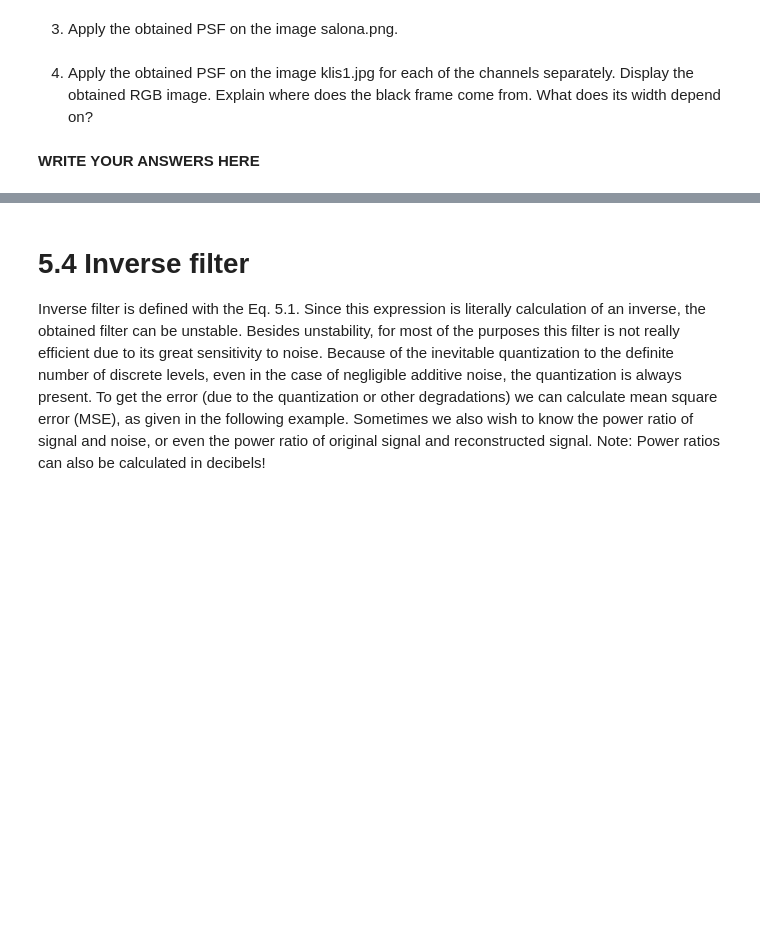
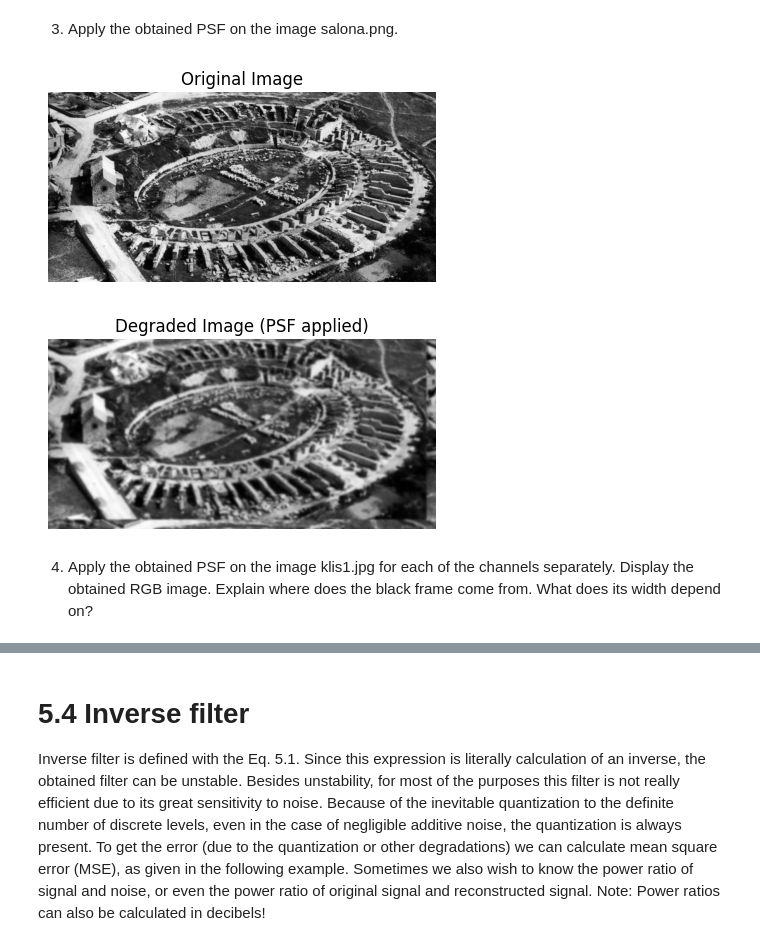
Before and after one commit to doms911/Digital-Image-Processing-and-Analysis, a Jupyter notebook: DIPA_Laboratory_Exercise_3.ipynb, the cells around one changed output, grey strips where cells are left out. Drawn from its saved outputs; the diff is of its cells as text; code cells hidden in the pictures; blank space fills up the shorter version.

```diff
--- a/DIPA_Laboratory_Exercise_3.ipynb
+++ b/DIPA_Laboratory_Exercise_3.ipynb
@@ -372,2 +364,37 @@ plt.show()
+# %%
+# Write-in your solution
+img = cv2.imread('/content/drive/MyDrive/Images/salona.png', cv2.IMREAD_GRAYSCALE)
+
+plt.figure(figsize=(5,5))
+plt.imshow(img, cmap='gray')
+plt.title("Original Image")
+plt.axis('off')
+plt.show()
+
+alpha = 0.5
+shift_amount = 10
+size = 51
+
+sigma = np.sqrt(1 / (2 * alpha**2))
+h1d = cv2.getGaussianKernel(ksize=size, sigma=sigma)
+psf_gaussian = np.outer(h1d, h1d)
+
+psf_shift = np.zeros((size, size))
+psf_shift[shift_amount, shift_amount] = 1
+
+psf_combined = convolve2d(psf_gaussian, psf_shift, mode='full')
+
+psf_combined /= np.sum(psf_combined)
+
+img_degraded = convolve2d(img, psf_combined, mode='same', boundary='wrap')
+
+plt.figure(figsize=(5,5))
+plt.imshow(img_degraded, cmap='gray')
+plt.title("Degraded Image (PSF applied)")
+plt.axis('off')
+plt.show()
+# %% [output]
+[figure, added]
+[figure, added]
 # %% [markdown]
 4. Apply the obtained PSF on the image klis1.jpg for each of the channels separately. Display the obtained RGB image. Explain where does the black frame come from. What does its width depend on?
@@ -376,2 +400,0 @@ plt.show()
-# %% [markdown]
-**WRITE YOUR ANSWERS HERE**
```
Also changed, not shown: parts of 18 cells of this notebook.
